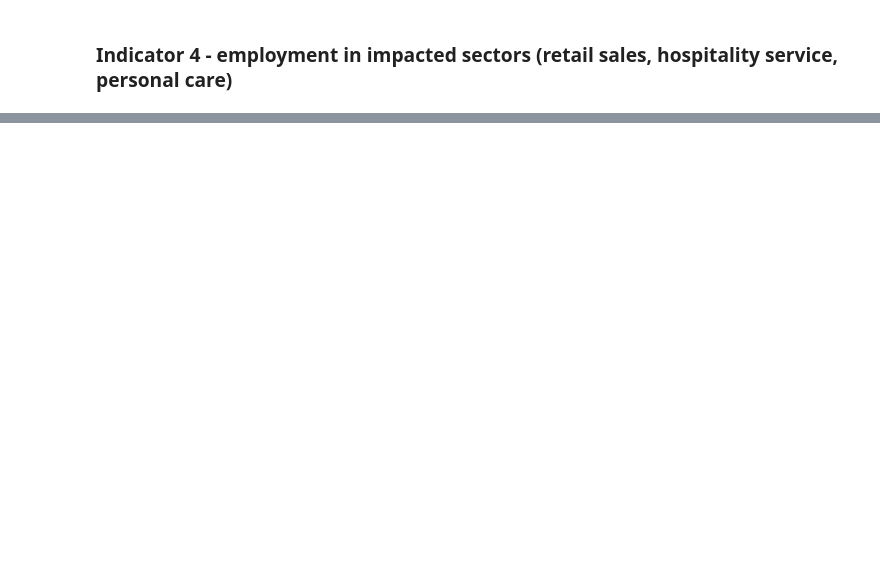
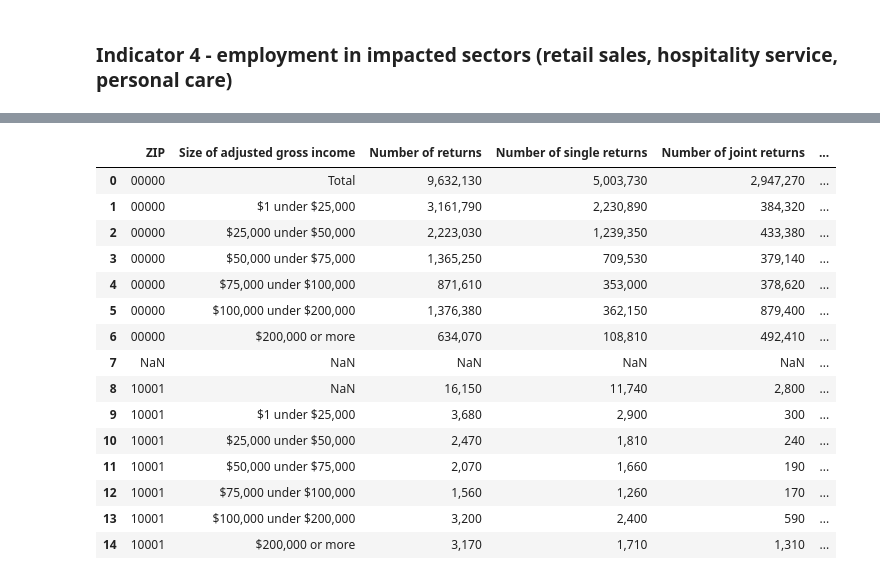
Before and after one commit to community-insight-impact/cvi_ucla_partnership, a Jupyter notebook: notebooks/merge_data_rent.ipynb, the cells around one changed output, grey strips where cells are left out. Drawn from its saved outputs; the diff is of its cells as text; code cells hidden in the pictures; blank space fills up the shorter version.

```diff
--- a/notebooks/merge_data_rent.ipynb
+++ b/notebooks/merge_data_rent.ipynb
@@ -244,0 +276,30 @@ employment.head()
+# %%
+# Import data about population that's in IRS' system
+irs = pd.read_csv('../data/cares-exclusion/18zp33ny.csv', skiprows=[0, 1, 2, 4, 5],
+                       usecols = ["ZIP\ncode [1]", "Size of adjusted gross income",
+                                  "Number of returns", "Number of single returns",
+                                  "Number of joint returns", "Number of head of household returns",
+                                  "Number of \nindividuals [2]", "Number of dependents"],
+                  dtype = np.str)
+
+irs.rename(columns={"ZIP\ncode [1]": "ZIP", "Number of \nindividuals [2]": "Number of individuals"},
+           inplace = True)
+
+irs.head(15)
+# %% [output]
+|  | ZIP | Size of adjusted gross income | Number of returns | Number of single returns | Number of joint returns | ... |
+| 0 | 00000 | Total | 9,632,130 | 5,003,730 | 2,947,270 | ... |
+| 1 | 00000 | $1 under $25,000 | 3,161,790 | 2,230,890 | 384,320 | ... |
+| 2 | 00000 | $25,000 under $50,000 | 2,223,030 | 1,239,350 | 433,380 | ... |
+| 3 | 00000 | $50,000 under $75,000 | 1,365,250 | 709,530 | 379,140 | ... |
+| 4 | 00000 | $75,000 under $100,000 | 871,610 | 353,000 | 378,620 | ... |
+| 5 | 00000 | $100,000 under $200,000 | 1,376,380 | 362,150 | 879,400 | ... |
+| 6 | 00000 | $200,000 or more | 634,070 | 108,810 | 492,410 | ... |
+| 7 | NaN | NaN | NaN | NaN | NaN | ... |
+| 8 | 10001 | NaN | 16,150 | 11,740 | 2,800 | ... |
+| 9 | 10001 | $1 under $25,000 | 3,680 | 2,900 | 300 | ... |
+| 10 | 10001 | $25,000 under $50,000 | 2,470 | 1,810 | 240 | ... |
+| 11 | 10001 | $50,000 under $75,000 | 2,070 | 1,660 | 190 | ... |
+| 12 | 10001 | $75,000 under $100,000 | 1,560 | 1,260 | 170 | ... |
+| 13 | 10001 | $100,000 under $200,000 | 3,200 | 2,400 | 590 | ... |
+| 14 | 10001 | $200,000 or more | 3,170 | 1,710 | 1,310 | ... |
```
Also changed, not shown: parts of 13 cells of this notebook, 3 other files.
